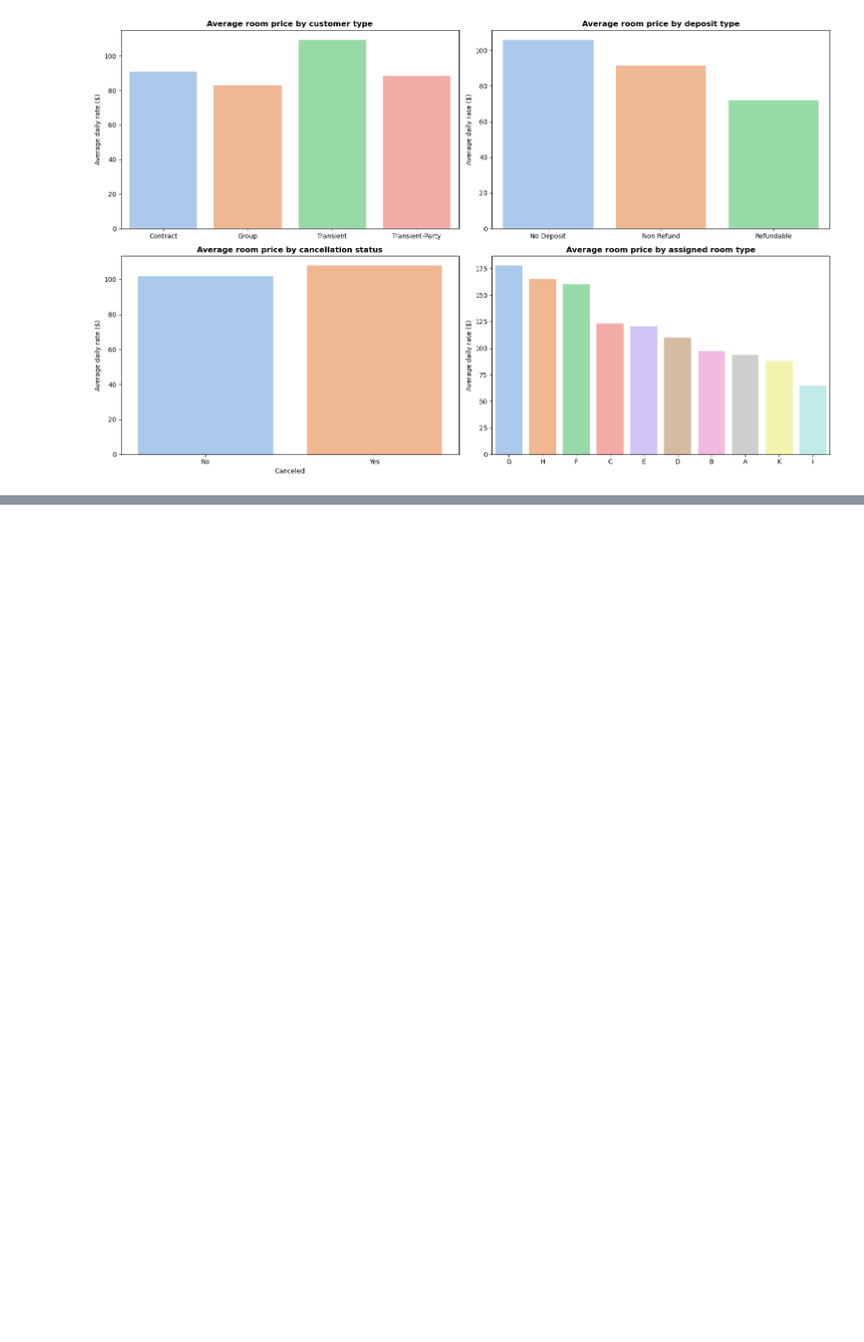
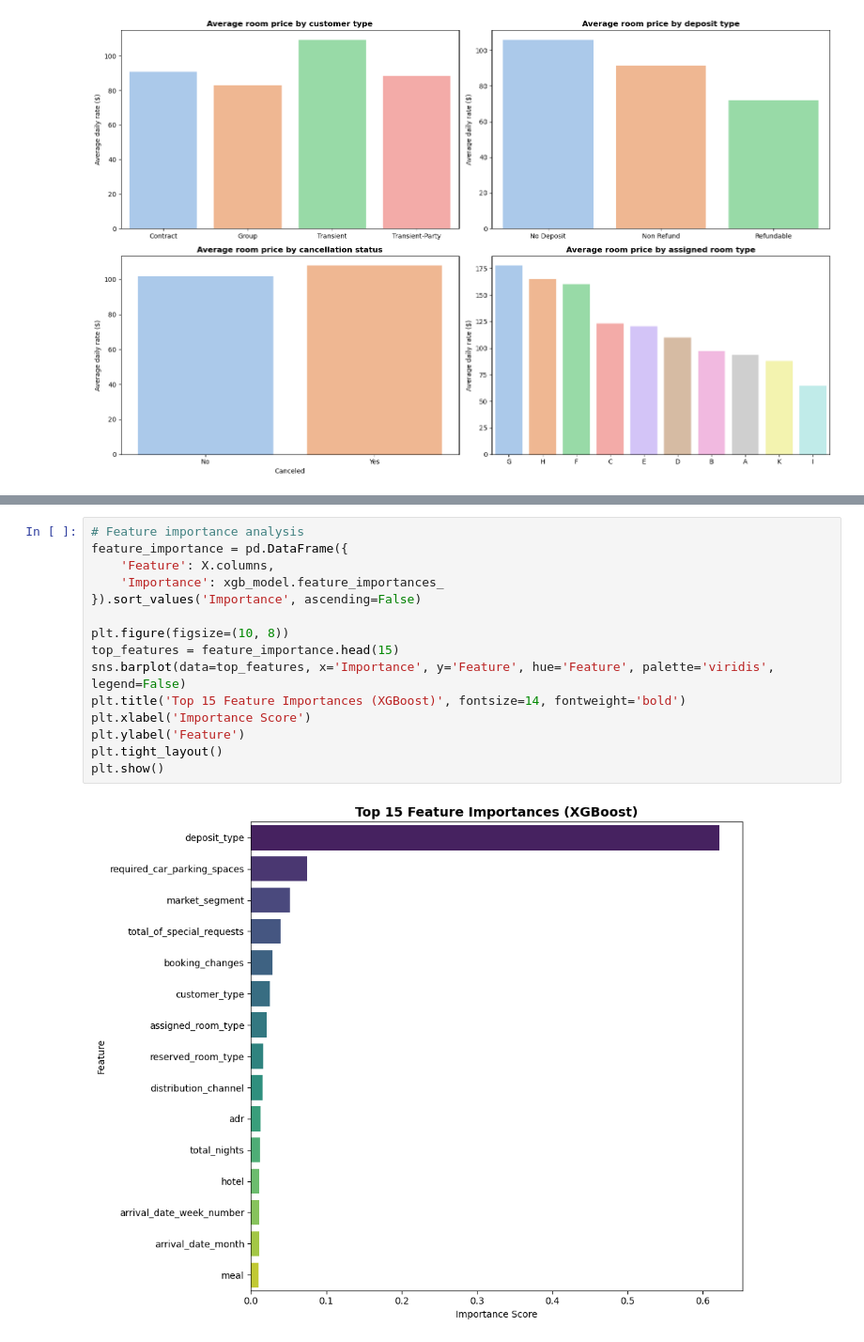
Before and after one commit to luciledubarry/Hotel_booking_analysis, a Jupyter notebook: hotel_booking_analysis.ipynb, the cells around one changed output, grey strips where cells are left out. Shown at 94% size. Cells and saved outputs as stored; diff of their text form; blank space fills up the shorter version.

```diff
--- a/hotel_booking_analysis.ipynb
+++ b/hotel_booking_analysis.ipynb
@@ -382,0 +617,17 @@ plt.show()
+# %%
+# Feature importance analysis
+feature_importance = pd.DataFrame({
+    'Feature': X.columns,
+    'Importance': xgb_model.feature_importances_
+}).sort_values('Importance', ascending=False)
+
+plt.figure(figsize=(10, 8))
+top_features = feature_importance.head(15)
+sns.barplot(data=top_features, x='Importance', y='Feature', hue='Feature', palette='viridis', legend=False)
+plt.title('Top 15 Feature Importances (XGBoost)', fontsize=14, fontweight='bold')
+plt.xlabel('Importance Score')
+plt.ylabel('Feature')
+plt.tight_layout()
+plt.show()
+# %% [output]
+[figure, added]
```
Also changed, not shown: parts of 13 cells of this notebook.
